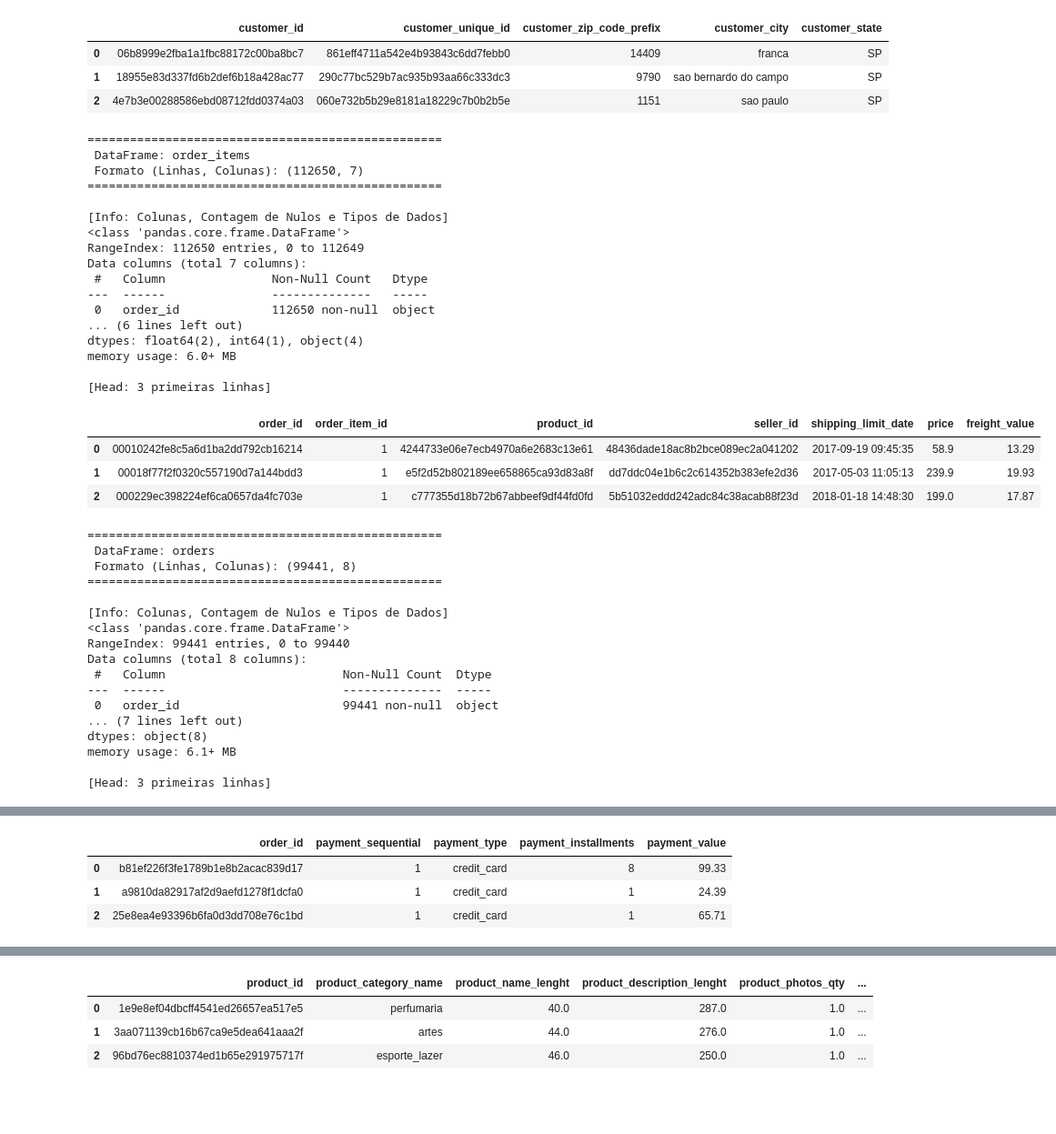
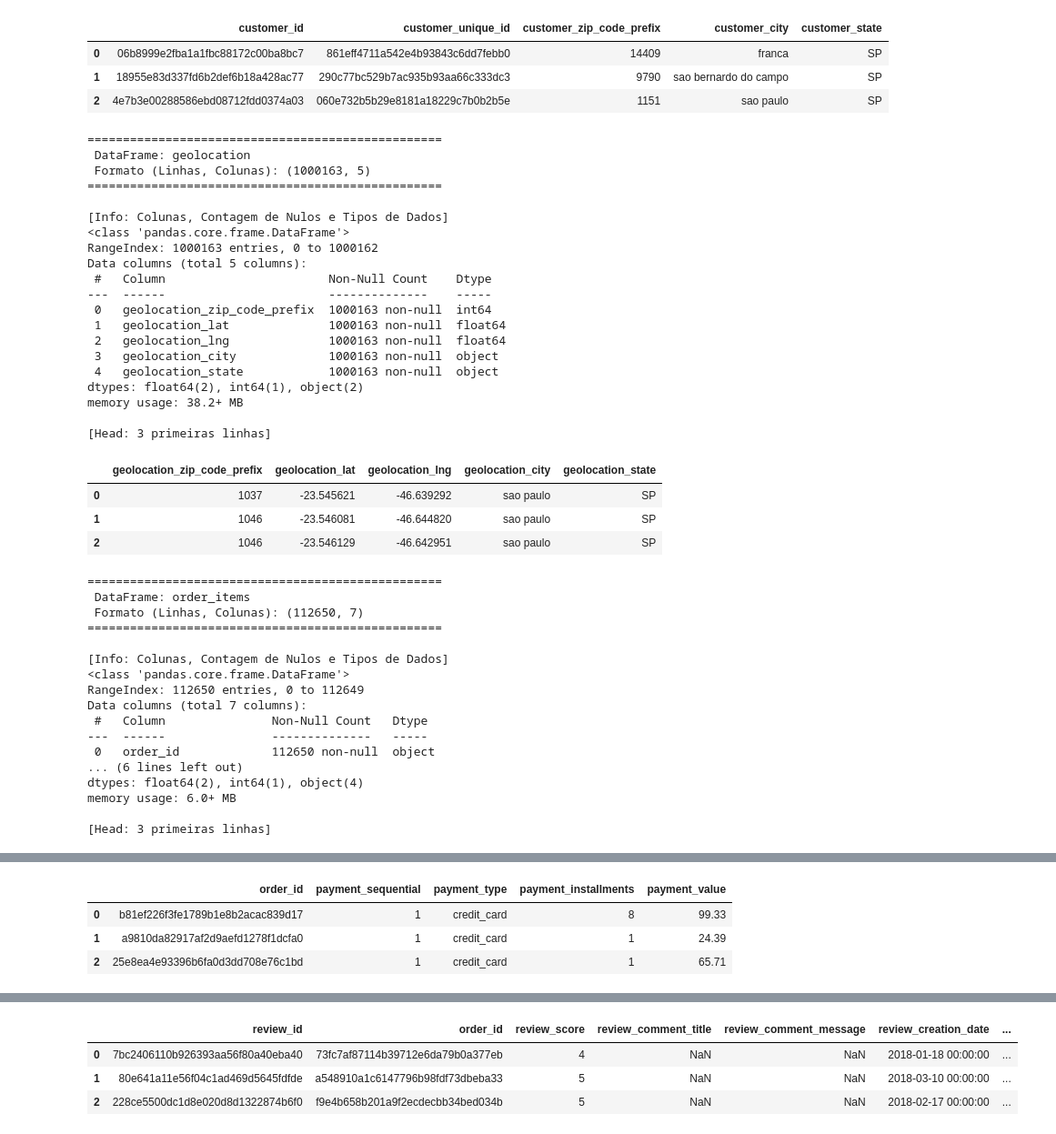
Before and after one commit to vic-fmr/ecommerce-analytics, a Jupyter notebook: codigo/analise_ecommerce.ipynb, the cells around one changed output, grey strips where cells are left out. Shown: that part at 91% size. Saved outputs shown, nothing was run; the diff lists cells and outputs as text; code cells hidden in the pictures; blank space fills up the shorter version.

```diff
--- a/codigo/analise_ecommerce.ipynb
+++ b/codigo/analise_ecommerce.ipynb
@@ -26,13 +24,16 @@ import os
 # Ex: "C:/Projetos/dados_olist/" ou "./dados/"
 DATA_PATH = "/content/ecommerce-analytics/dados"
 
-# Lista dos arquivos essenciais para este projeto
 arquivos = {
     "customers": "olist_customers_dataset.csv",
+    "geolocation": "olist_geolocation_dataset.csv",
     "order_items": "olist_order_items_dataset.csv",
+    "payments": "olist_order_payments_dataset.csv",
+    "reviews": "olist_order_reviews_dataset.csv",
     "orders": "olist_orders_dataset.csv",
-    "payments": "olist_order_payments_dataset.csv",
-    "products": "olist_products_dataset.csv"
+    "products": "olist_products_dataset.csv",
+    "sellers": "olist_sellers_dataset.csv",
+    "category_translation": "product_category_name_translation.csv"
 }
 
 # Dicionário para guardar os dataframes carregados
@@ -91,46 +92,49 @@ else:
 dtypes: int64(1), object(4)
 memory usage: 3.8+ MB
 
 [Head: 3 primeiras linhas]
 |  | customer_id | customer_unique_id | customer_zip_code_prefix | customer_city | customer_state |
 | 0 | 06b8999e2fba1a1fbc88172c00ba8bc7 | 861eff4711a542e4b93843c6dd7febb0 | 14409 | franca | SP |
 | 1 | 18955e83d337fd6b2def6b18a428ac77 | 290c77bc529b7ac935b93aa66c333dc3 | 9790 | sao bernardo do campo | SP |
 | 2 | 4e7b3e00288586ebd08712fdd0374a03 | 060e732b5b29e8181a18229c7b0b2b5e | 1151 | sao paulo | SP |
 ==================================================
- DataFrame: order_items
- Formato (Linhas, Colunas): (112650, 7)
+ DataFrame: geolocation
+ Formato (Linhas, Colunas): (1000163, 5)
 ==================================================
 
 [Info: Colunas, Contagem de Nulos e Tipos de Dados]
 <class 'pandas.core.frame.DataFrame'>
-RangeIndex: 112650 entries, 0 to 112649
-Data columns (total 7 columns):
- #   Column               Non-Null Count   Dtype
----  ------               --------------   -----
- 0   order_id             112650 non-null  object
-... (6 lines left out)
-dtypes: float64(2), int64(1), object(4)
-memory usage: 6.0+ MB
+RangeIndex: 1000163 entries, 0 to 1000162
+Data columns (total 5 columns):
+ #   Column                       Non-Null Count    Dtype
+---  ------                       --------------    -----
+ 0   geolocation_zip_code_prefix  1000163 non-null  int64
+ 1   geolocation_lat              1000163 non-null  float64
+ 2   geolocation_lng              1000163 non-null  float64
+ 3   geolocation_city             1000163 non-null  object
+ 4   geolocation_state            1000163 non-null  object
+dtypes: float64(2), int64(1), object(2)
+memory usage: 38.2+ MB
 
 [Head: 3 primeiras linhas]
-|  | order_id | order_item_id | product_id | seller_id | shipping_limit_date | price | freight_value |
-| 0 | 00010242fe8c5a6d1ba2dd792cb16214 | 1 | 4244733e06e7ecb4970a6e2683c13e61 | 48436dade18ac8b2bce089ec2a041202 | 2017-09-19 09:45:35 | 58.9 | 13.29 |
-| 1 | 00018f77f2f0320c557190d7a144bdd3 | 1 | e5f2d52b802189ee658865ca93d83a8f | dd7ddc04e1b6c2c614352b383efe2d36 | 2017-05-03 11:05:13 | 239.9 | 19.93 |
-| 2 | 000229ec398224ef6ca0657da4fc703e | 1 | c777355d18b72b67abbeef9df44fd0fd | 5b51032eddd242adc84c38acab88f23d | 2018-01-18 14:48:30 | 199.0 | 17.87 |
+|  | geolocation_zip_code_prefix | geolocation_lat | geolocation_lng | geolocation_city | geolocation_state |
+| 0 | 1037 | -23.545621 | -46.639292 | sao paulo | SP |
+| 1 | 1046 | -23.546081 | -46.644820 | sao paulo | SP |
+| 2 | 1046 | -23.546129 | -46.642951 | sao paulo | SP |
 ==================================================
- DataFrame: orders
- Formato (Linhas, Colunas): (99441, 8)
+ DataFrame: order_items
+ Formato (Linhas, Colunas): (112650, 7)
 ==================================================
 
 [Info: Colunas, Contagem de Nulos e Tipos de Dados]
 <class 'pandas.core.frame.DataFrame'>
-RangeIndex: 99441 entries, 0 to 99440
-Data columns (total 8 columns):
- #   Column                         Non-Null Count  Dtype
----  ------                         --------------  -----
- 0   order_id                       99441 non-null  object
-... (7 lines left out)
-dtypes: object(8)
-memory usage: 6.1+ MB
+RangeIndex: 112650 entries, 0 to 112649
+Data columns (total 7 columns):
+ #   Column               Non-Null Count   Dtype
+---  ------               --------------   -----
+ 0   order_id             112650 non-null  object
+... (6 lines left out)
+dtypes: float64(2), int64(1), object(4)
+memory usage: 6.0+ MB
 
 [Head: 3 primeiras linhas]
@@ -180,6 +184,6 @@ memory usage: 2.3+ MB
 
 [Head: 3 primeiras linhas]
-|  | product_id | product_category_name | product_name_lenght | product_description_lenght | product_photos_qty | ... |
-| 0 | 1e9e8ef04dbcff4541ed26657ea517e5 | perfumaria | 40.0 | 287.0 | 1.0 | ... |
-| 1 | 3aa071139cb16b67ca9e5dea641aaa2f | artes | 44.0 | 276.0 | 1.0 | ... |
-| 2 | 96bd76ec8810374ed1b65e291975717f | esporte_lazer | 46.0 | 250.0 | 1.0 | ... |
+|  | review_id | order_id | review_score | review_comment_title | review_comment_message | review_creation_date | ... |
+| 0 | 7bc2406110b926393aa56f80a40eba40 | 73fc7af87114b39712e6da79b0a377eb | 4 | NaN | NaN | 2018-01-18 00:00:00 | ... |
+| 1 | 80e641a11e56f04c1ad469d5645fdfde | a548910a1c6147796b98fdf73dbeba33 | 5 | NaN | NaN | 2018-03-10 00:00:00 | ... |
+| 2 | 228ce5500dc1d8e020d8d1322874b6f0 | f9e4b658b201a9f2ecdecbb34bed034b | 5 | NaN | NaN | 2018-02-17 00:00:00 | ... |
```
Also changed, not shown: parts of 10 cells of this notebook.
